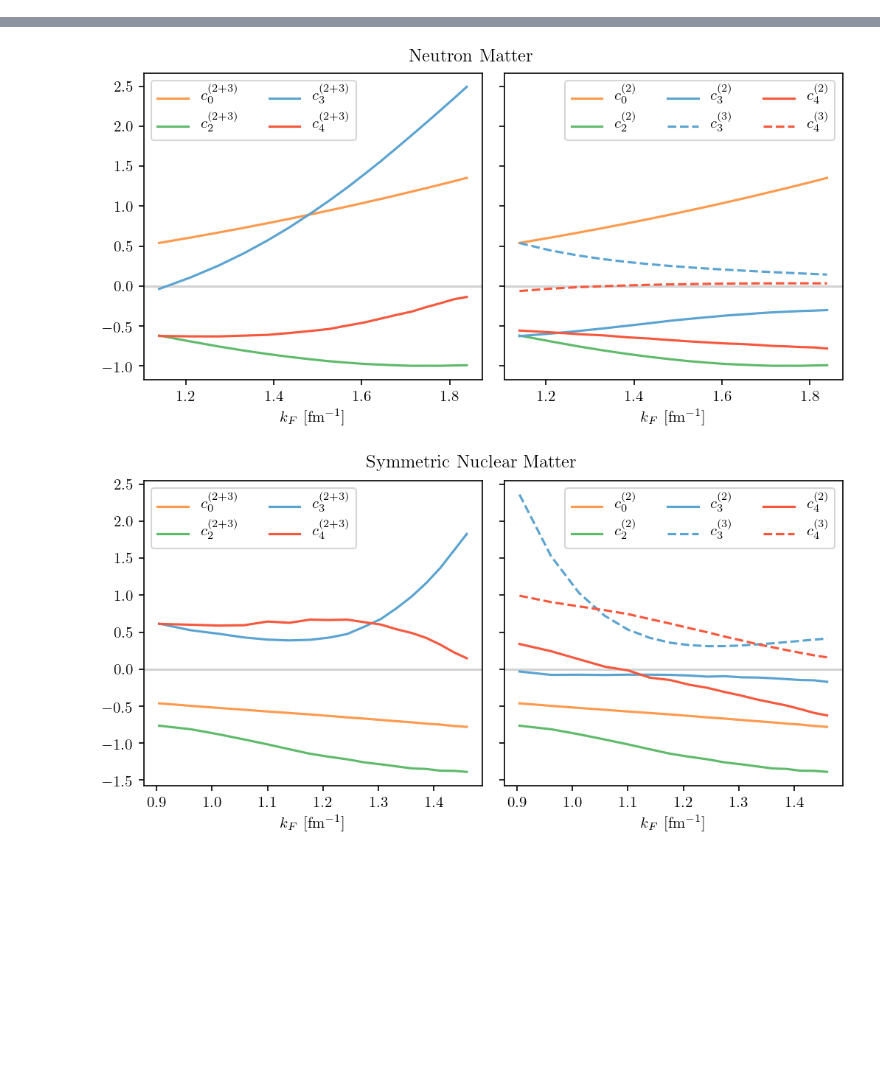
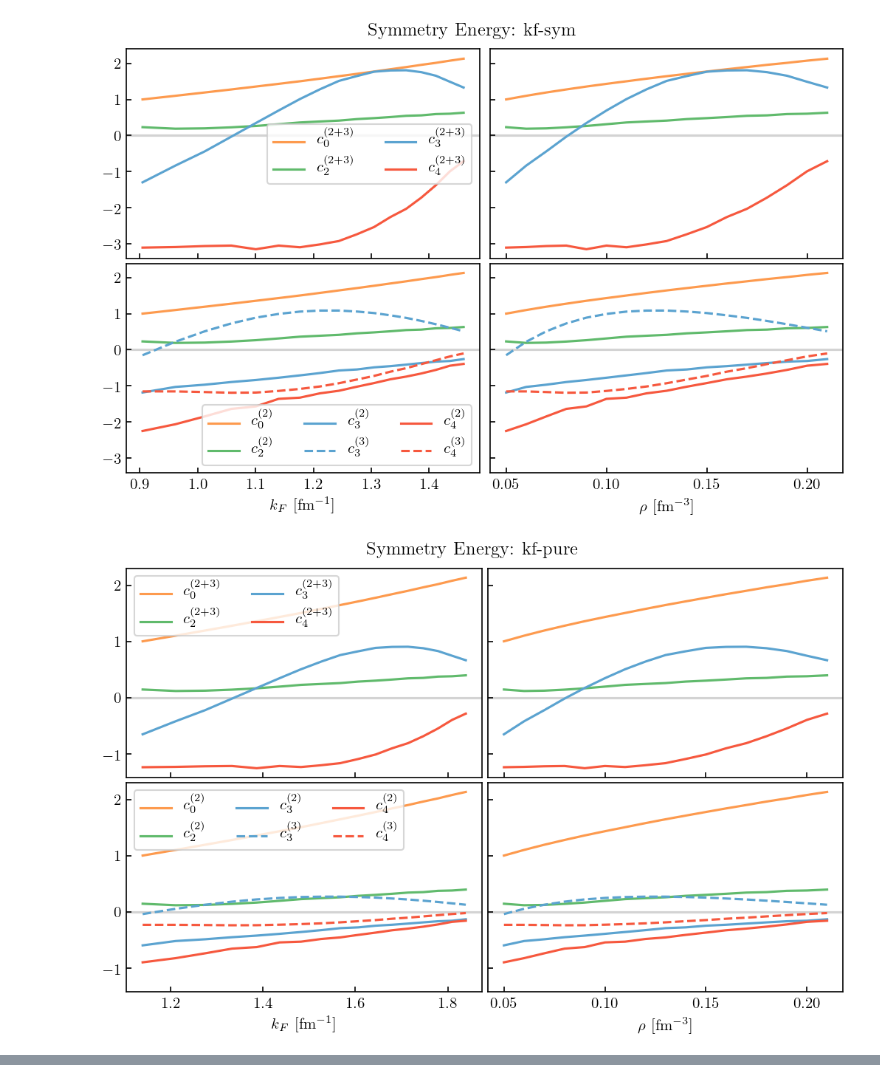
Before and after one commit to buqeye/nuclear-matter-convergence, a Jupyter notebook: analysis/3BF_convergence.ipynb, the cells around one changed output, grey strips where cells are left out. Saved outputs shown, nothing was run; the diff lists cells and outputs as text; code cells hidden in the pictures; blank space fills up the shorter version.

```diff
--- a/analysis/3BF_convergence.ipynb
+++ b/analysis/3BF_convergence.ipynb
@@ -161,0 +221,18 @@ colors = [cmap(0.55 - 0.1 * (i == 0)) for i, cmap in enumerate(cmaps)]
+# %%
+for kf_type, kf_i in zip(['kf-sym', 'kf-pure', 'kf-avg'], [kf_s, kf_n, (kf_s+kf_n)/2.]):
+
+    Q_d_i = ratio_kf(kf_i[:, None], breakdown=Lb)
+    ref_d_3bf_i = 16 * kf_i**3
+    coeffs_d_2_plus_3bf_i = gm.coefficients(y_d_2_plus_3bf, Q_d_i, ref_2bf, orders=orders)
+    coeffs_d_2bf_i = gm.coefficients(y_d_2bf, Q_d_i, ref_2bf, orders=orders)
+    coeffs_d_3bf_i = gm.coefficients(y_d_3bf, Q_d_i, ref_d_3bf_i, orders=orders)
+
+    fig, axes = plot_coefficients(
+        kf_i, density, coeffs_2bf=coeffs_d_2bf_i, coeffs_3bf=coeffs_d_3bf_i,
+        coeffs_23bf=coeffs_d_2_plus_3bf_i, orders=orders, colors=colors)
+
+    fig.suptitle(f'Symmetry Energy: {kf_type}', y=1.02)
+    fig.savefig(f'coeffs_symmetry_energy_compare_2bf_3bf_{kf_type}')
+# %% [output]
+[figure, added]
+[figure, added]
@@ -162,40 +263,36 @@ colors = [cmap(0.55 - 0.1 * (i == 0)) for i, cmap in enumerate(cmaps)]
 # %%
-fig, axes = plt.subplots(1, 2, figsize=(7, 3.5), sharey=True, sharex=True)
-for i, n in enumerate(orders):
+# fig, axes = plt.subplots(1, 2, figsize=(7, 3.5), sharey=True, sharex=True)
+# for i, n in enumerate(orders):
 
-    axes[0].plot(kf_n, coeffs_n_2_plus_3bf[:, i], c=colors[i], label=fr'$c_{n}^{{(2+3)}}$')
+#     axes[0].plot(x_s, coeffs_s_2_plus_3bf[:, i], c=colors[i], label=fr'$c_{n}^{{(2+3)}}$')
 
-    axes[1].plot(kf_n, coeffs_n_2bf[:, i], c=colors[i], label=fr'$c_{n}^{{(2)}}$')
-    if n > 2:
-        axes[1].plot(kf_n, coeffs_n_3bf[:, i], c=colors[i], ls='--', label=fr'$c_{n}^{{(3)}}$')
+#     axes[1].plot(x_s, coeffs_s_2bf[:, i], c=colors[i], label=fr'$c_{n}^{{(2)}}$')
+#     if n > 2:
+#         axes[1].plot(x_s, coeffs_s_3bf[:, i], c=colors[i], ls='--', label=fr'$c_{n}^{{(3)}}$')
 
-for ax in axes.ravel():
-    ax.axhline(0, 0, 1, c='lightgrey', zorder=0)
-    ax.set_xlabel(r'$k_F$ [fm$^{-1}$]')
-axes[0].legend(ncol=2)
-axes[1].legend(ncol=3)
-fig.suptitle('Neutron Matter', y=1.02)
-fig.tight_layout()
-fig.savefig('neutron_matter_coeffs_compare_2bf_3bf')
+# for ax in axes.ravel():
+#     ax.axhline(0, 0, 1, c='lightgrey', zorder=0)
+#     ax.set_xlabel(x_label)
+# axes[0].legend(ncol=2)
+# axes[1].legend(ncol=3)
+# fig.suptitle('Symmetric Nuclear Matter', y=1.02)
+# fig.tight_layout()
+# fig.savefig(f'nuclear_matter_coeffs_compare_2bf_3bf_{x_save}')
-# %% [output]
-[figure, removed]
 # %%
-fig, axes = plt.subplots(1, 2, figsize=(7, 3.5), sharey=True, sharex=True)
-for i, n in enumerate(orders):
+# fig, axes = plt.subplots(1, 2, figsize=(7, 3.5), sharey=True, sharex=True)
+# for i, n in enumerate(orders):
 
-    axes[0].plot(kf_s, coeffs_s_2_plus_3bf[:, i], c=colors[i], label=fr'$c_{n}^{{(2+3)}}$')
+#     axes[0].plot(x_d, coeffs_d_2_plus_3bf[:, i], c=colors[i], label=fr'$c_{n}^{{(2+3)}}$')
 
-    axes[1].plot(kf_s, coeffs_s_2bf[:, i], c=colors[i], label=fr'$c_{n}^{{(2)}}$')
-    if n > 2:
-        axes[1].plot(kf_s, coeffs_s_3bf[:, i], c=colors[i], ls='--', label=fr'$c_{n}^{{(3)}}$')
+#     axes[1].plot(x_d, coeffs_d_2bf[:, i], c=colors[i], label=fr'$c_{n}^{{(2)}}$')
+#     if n > 2:
+#         axes[1].plot(x_d, coeffs_d_3bf[:, i], c=colors[i], ls='--', label=fr'$c_{n}^{{(3)}}$')
 
-for ax in axes.ravel():
-    ax.axhline(0, 0, 1, c='lightgrey', zorder=0)
-    ax.set_xlabel(r'$k_F$ [fm$^{-1}$]')
-axes[0].legend(ncol=2)
-axes[1].legend(ncol=3)
-fig.suptitle('Symmetric Nuclear Matter', y=1.02)
-fig.tight_layout()
-fig.savefig('nuclear_matter_coeffs_compare_2bf_3bf')
+# for ax in axes.ravel():
+#     ax.axhline(0, 0, 1, c='lightgrey', zorder=0)
+#     ax.set_xlabel(x_label)
+# axes[0].legend(ncol=2)
+# axes[1].legend(ncol=3)
+# fig.suptitle('Symmetry Energy', y=1.02)
+# fig.tight_layout()
+# fig.savefig(f'symmetry_energy_coeffs_compare_2bf_3bf_{x_save}')
-# %% [output]
-[figure, removed]
```
Also changed, not shown: parts of 10 cells of this notebook, 2 other files.
